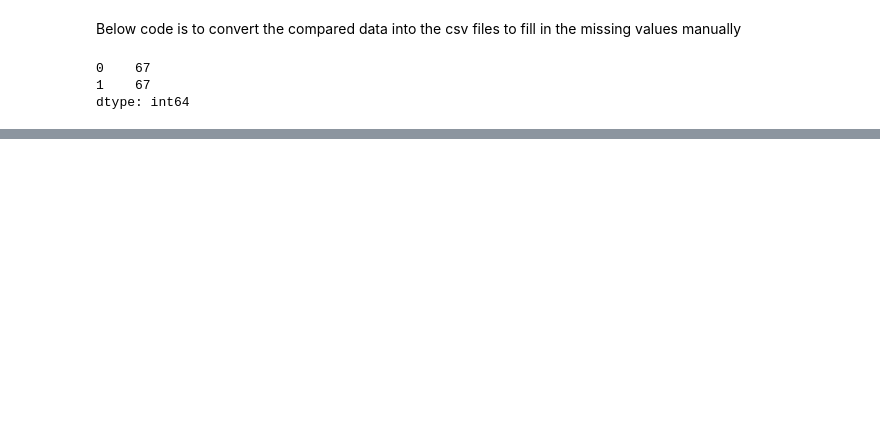
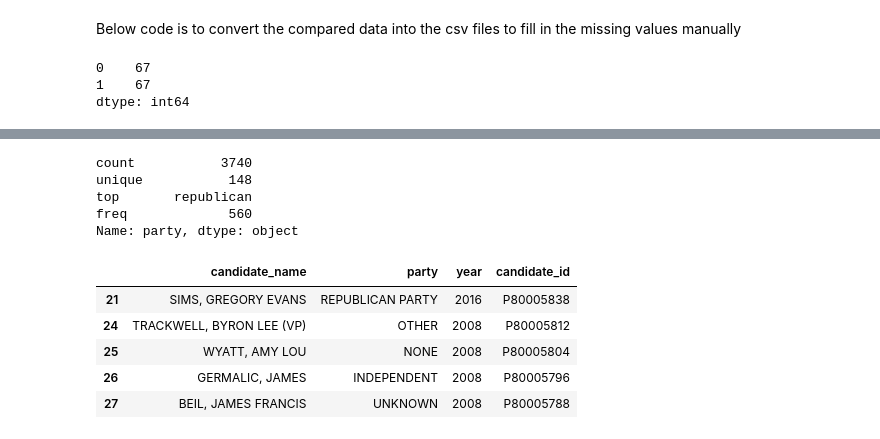
Before and after one commit to oportusgonzalo/datausa-election, a Jupyter notebook: president_state.ipynb, the cells around one changed output, grey strips where cells are left out. Drawn from its saved outputs; the diff is of its cells as text; code cells hidden in the pictures; blank space fills up the shorter version.

```diff
--- a/president_state.ipynb
+++ b/president_state.ipynb
@@ -286,0 +304,8 @@ dtype: int64
+# %%
+president["party"].describe()
+# %% [output]
+count           3740
+unique           148
+top       republican
+freq             560
+Name: party, dtype: object
@@ -286,0 +316,9 @@ dtype: int64
+# %%
+fec.head()
+# %% [output]
+|  | candidate_name | party | year | candidate_id |
+| 21 | SIMS, GREGORY EVANS | REPUBLICAN PARTY | 2016 | P80005838 |
+| 24 | TRACKWELL, BYRON LEE (VP) | OTHER | 2008 | P80005812 |
+| 25 | WYATT, AMY LOU | NONE | 2008 | P80005804 |
+| 26 | GERMALIC, JAMES | INDEPENDENT | 2008 | P80005796 |
+| 27 | BEIL, JAMES FRANCIS | UNKNOWN | 2008 | P80005788 |
```
Also changed, not shown: parts of 13 cells of this notebook.
